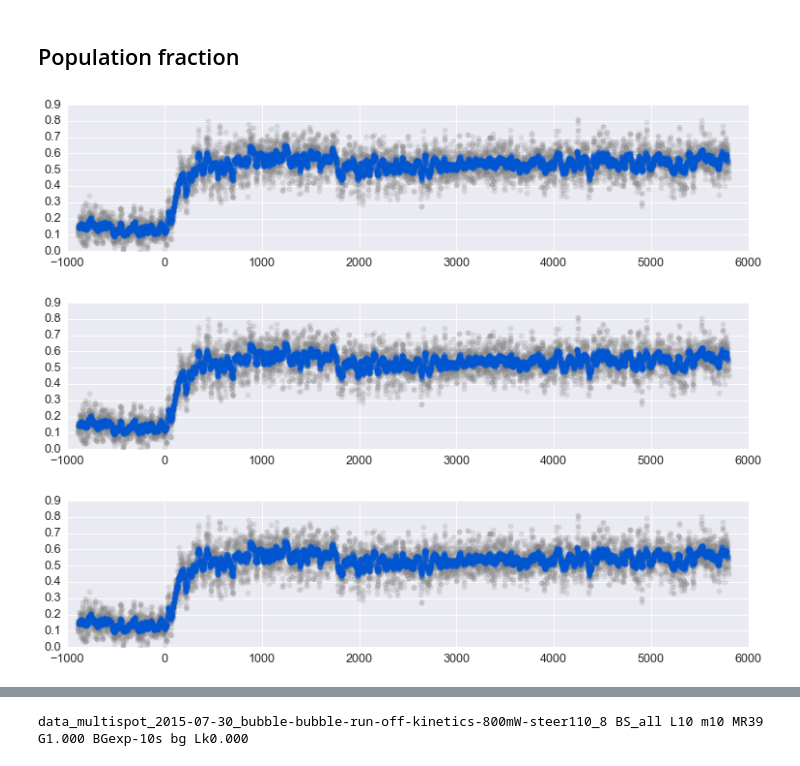
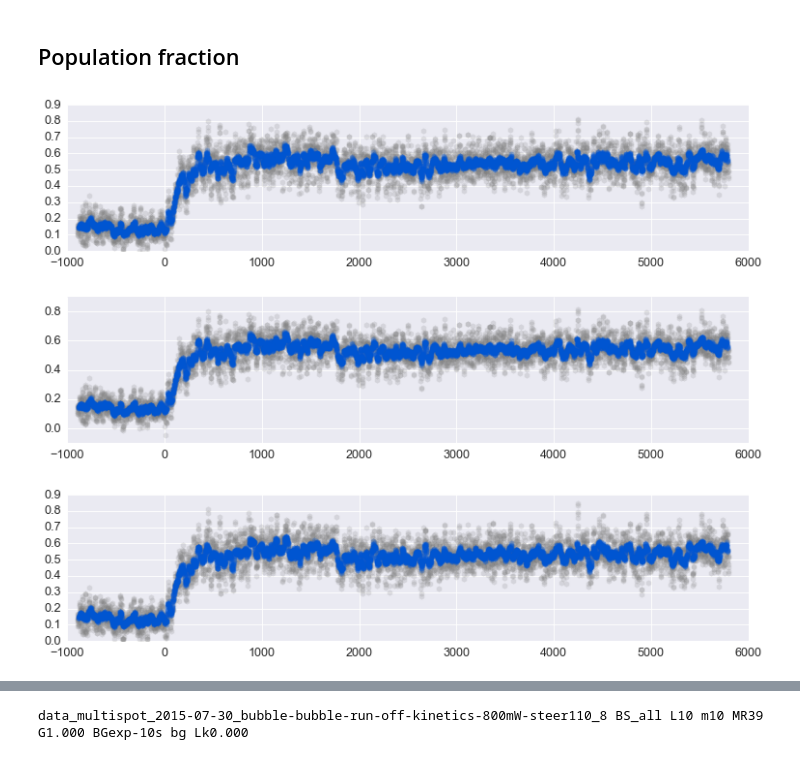
Before and after one commit to tritemio/multispot_paper, a Jupyter notebook: realtime kinetics/out_notebooks/8-spot bubble-bubble kinetics - Template-out_2.ipynb, the cells around one changed output, grey strips where cells are left out. Drawn from its saved outputs; the diff is of its cells as text; code cells hidden in the pictures.

```diff
--- a/realtime kinetics/out_notebooks/8-spot bubble-bubble kinetics - Template-out_2.ipynb
+++ b/realtime kinetics/out_notebooks/8-spot bubble-bubble kinetics - Template-out_2.ipynb
@@ -307,7 +307,7 @@ def em_fit_3gauss(x, a2_0, a3_0, params_fixed, print_every=10, max_iter=100, rto
     """Fit amplitude of 3_Gaussian model using Expectation-Maximization.
 
     Only 2 amplitudes are fitted (a2, a3), the first peak is derived imposing
-    thet the PDF sums to 1.
+    that the PDF sums to 1.
     """
     a2_new, a3_new = a2_0, a3_0
     rel_change = 1
@@ -628,11 +628,11 @@ methods = ('em', 'll', 'hist')
 # %%
 for meth in methods:
     plt.figure(figsize=(14, 3))
-    plt.plot(params['em', 5, 1].index, params['em', 5, 1].kinetics, 'h', color='gray', alpha=0.2)
-    plt.plot(params['em', 30, 1].index, params['em', 30, 1].kinetics, 'h', alpha=0.3)
+    plt.plot(params[meth, 5, 1].index, params[meth, 5, 1].kinetics, 'h', color='gray', alpha=0.2)
+    plt.plot(params[meth, 30, 1].index, params[meth, 30, 1].kinetics, 'h', alpha=0.3)
 # %% [output]
 [figure]
-[figure, old version]
+[figure, new version]
 [figure]
 # %%
 # (params['em', 5, 1].kinetics - params['ll', 5, 1].kinetics).plot()
```
Also changed, not shown: parts of 8 cells of this notebook, 3 other files.
